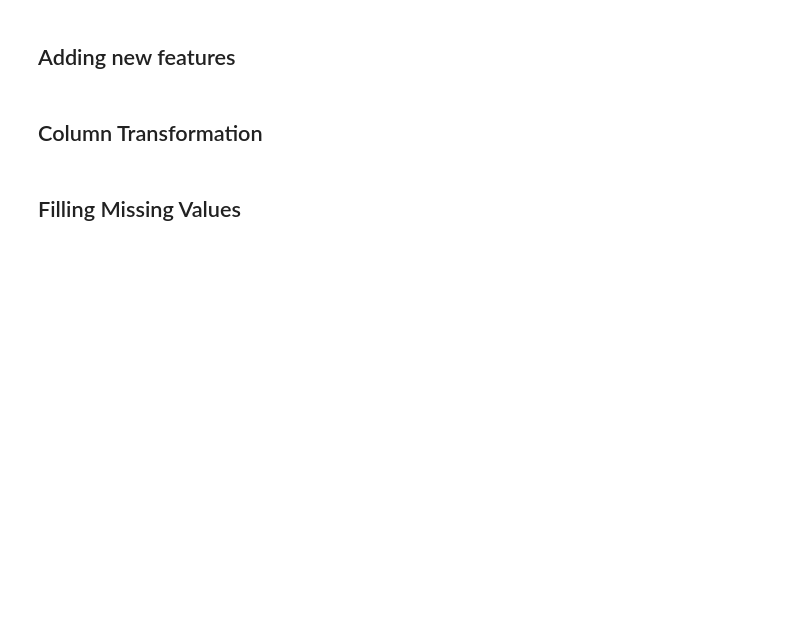
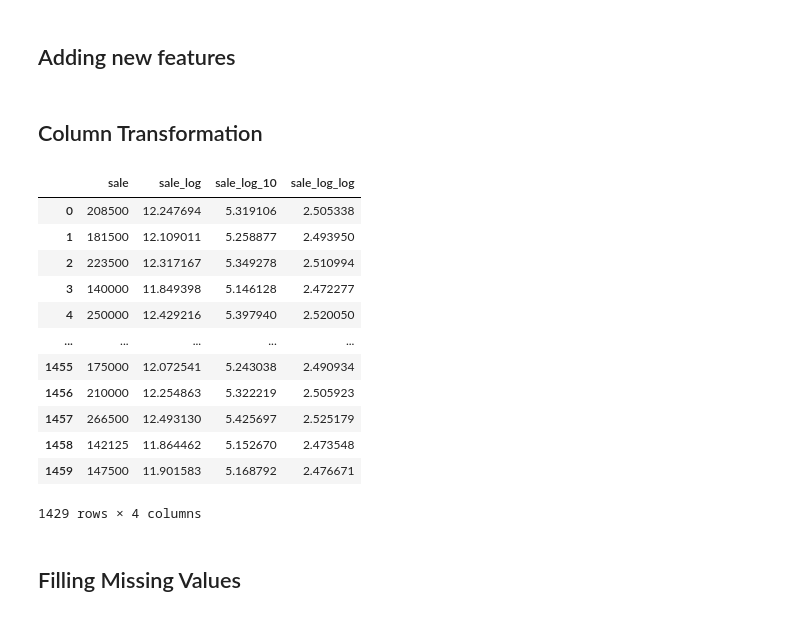
Before and after one commit to adeelahuma/applied_ds_ml_projects, a Jupyter notebook: house_prices/06_01_feature_engineering.ipynb, the cells around one changed output. Saved outputs shown, nothing was run; the diff lists cells and outputs as text; code cells hidden in the pictures; blank space fills up the shorter version.

```diff
--- a/house_prices/06_01_feature_engineering.ipynb
+++ b/house_prices/06_01_feature_engineering.ipynb
@@ -207,6 +207,26 @@ final_cols.extend(['is_new_house', 'is_recent_remolding', 'basement_has_full_bat
 ## Column Transformation
 # %%
 # train_data['SalePrice'] = np.log(train_data['SalePrice'])
+# %%
+pd.DataFrame({'sale': train_data['SalePrice'],
+             'sale_log': np.log(train_data['SalePrice']),
+             'sale_log_10': np.log10(train_data['SalePrice']),
+             'sale_log_log': np.log(np.log(train_data['SalePrice']))
+             })
+# %% [output]
+|  | sale | sale_log | sale_log_10 | sale_log_log |
+| 0 | 208500 | 12.247694 | 5.319106 | 2.505338 |
+| 1 | 181500 | 12.109011 | 5.258877 | 2.493950 |
+| 2 | 223500 | 12.317167 | 5.349278 | 2.510994 |
+| 3 | 140000 | 11.849398 | 5.146128 | 2.472277 |
+| 4 | 250000 | 12.429216 | 5.397940 | 2.520050 |
+| ... | ... | ... | ... | ... |
+| 1455 | 175000 | 12.072541 | 5.243038 | 2.490934 |
+| 1456 | 210000 | 12.254863 | 5.322219 | 2.505923 |
+| 1457 | 266500 | 12.493130 | 5.425697 | 2.525179 |
+| 1458 | 142125 | 11.864462 | 5.152670 | 2.473548 |
+| 1459 | 147500 | 11.901583 | 5.168792 | 2.476671 |
+1429 rows × 4 columns
 # %% [markdown]
 ## Filling Missing Values
 # %%
```
Also changed, not shown: 2 other files.
